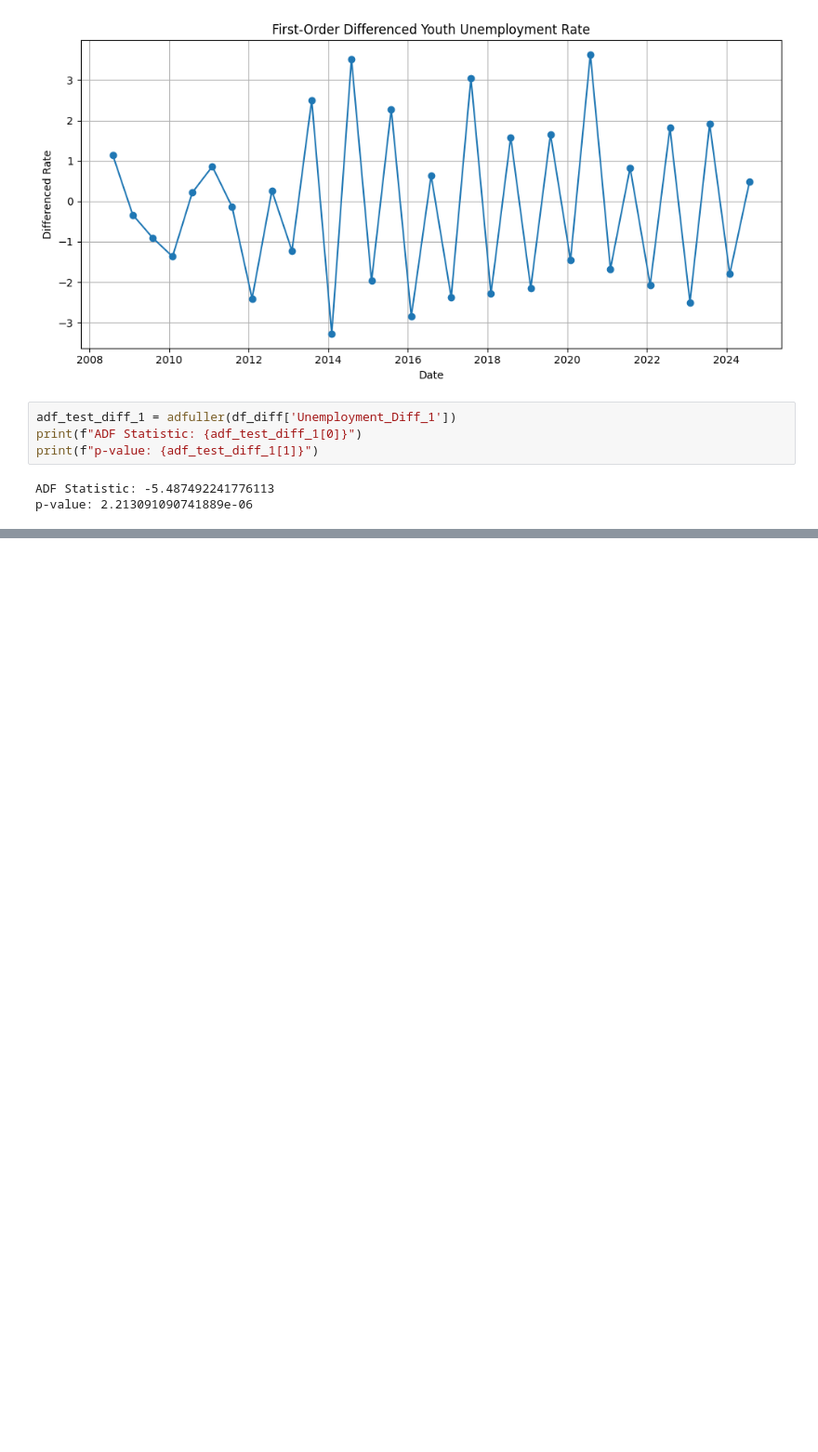
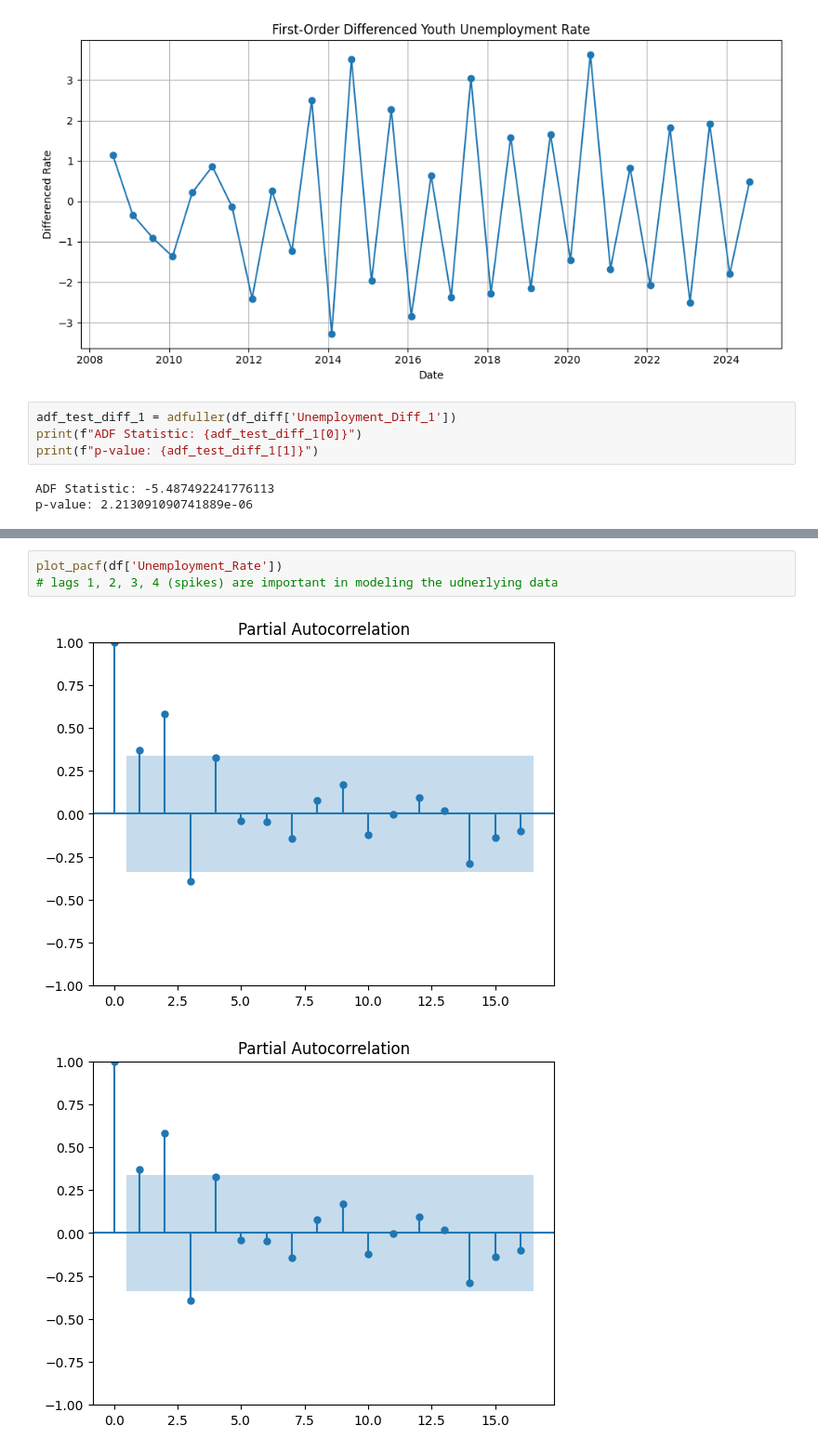
Before and after one commit to imajirzl/thesis-unemployment-rate, a Jupyter notebook: analysis/youth.ipynb, the cells around one changed output, grey strips where cells are left out. Shown at 93% size. Cells and saved outputs as stored; diff of their text form; blank space fills up the shorter version.

```diff
--- a/analysis/youth.ipynb
+++ b/analysis/youth.ipynb
@@ -124,0 +135,6 @@ p-value: 2.213091090741889e-06
+# %%
+plot_pacf(df['Unemployment_Rate'])
+# lags 1, 2, 3, 4 (spikes) are important in modeling the udnerlying data
+# %% [output]
+[figure, added]
+[figure, added]
```
Also changed, not shown: parts of 3 cells of this notebook.
